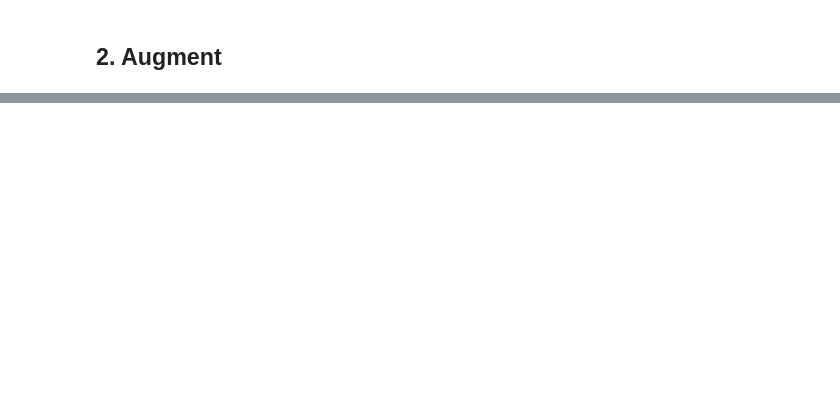
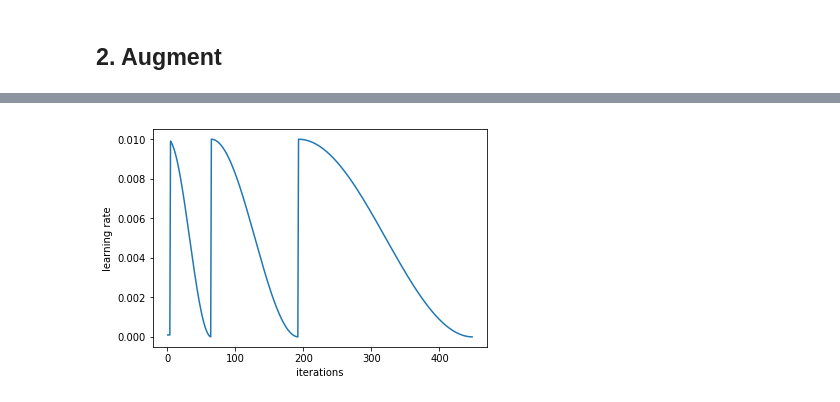
Before and after one commit to jpacostar/fastai-notes, a Jupyter notebook: Homework 1 - Dog breeds.ipynb, the cells around one changed output, grey strips where cells are left out. Cells and saved outputs as stored; diff of their text form; code cells hidden in the pictures; blank space fills up the shorter version.

```diff
--- a/Homework 1 - Dog breeds.ipynb
+++ b/Homework 1 - Dog breeds.ipynb
@@ -269,5 +256,3 @@ learn.sched.plot()
-# %%
-learn.fit(1e-4, 2, cycle_len=1)
 # %%
 learn.fit(1e-2, 3, cycle_len=1, cycle_mult=2)
 # %% [output]
@@ -274,0 +269,4 @@ learn.fit(1e-2, 3, cycle_len=1, cycle_mult=2)
+# %%
+learn.sched.plot_lr()
+# %% [output]
+[figure, added]
```
Also changed, not shown: parts of 30 cells of this notebook.
